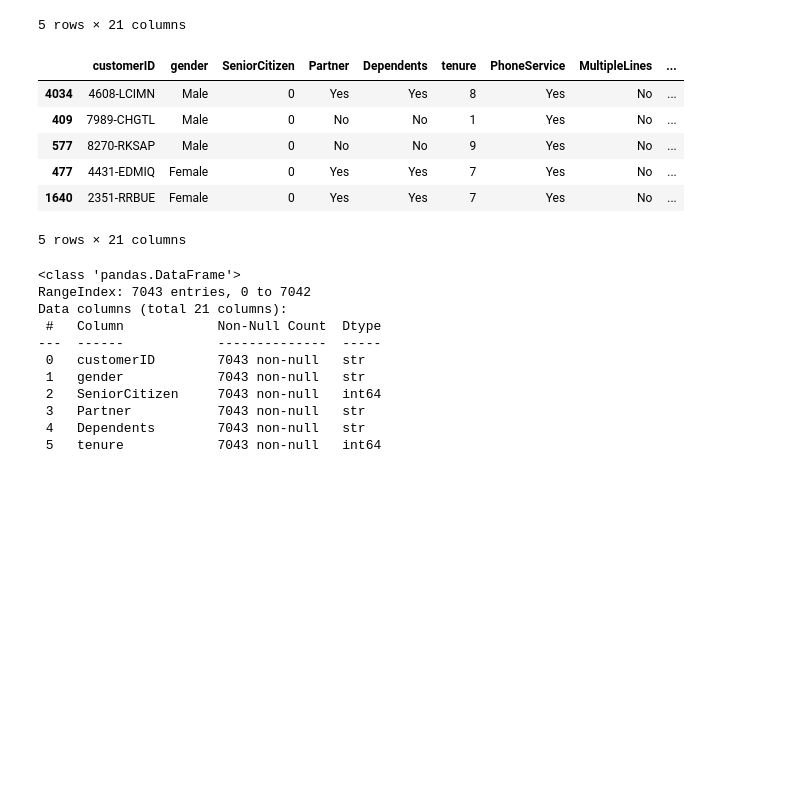
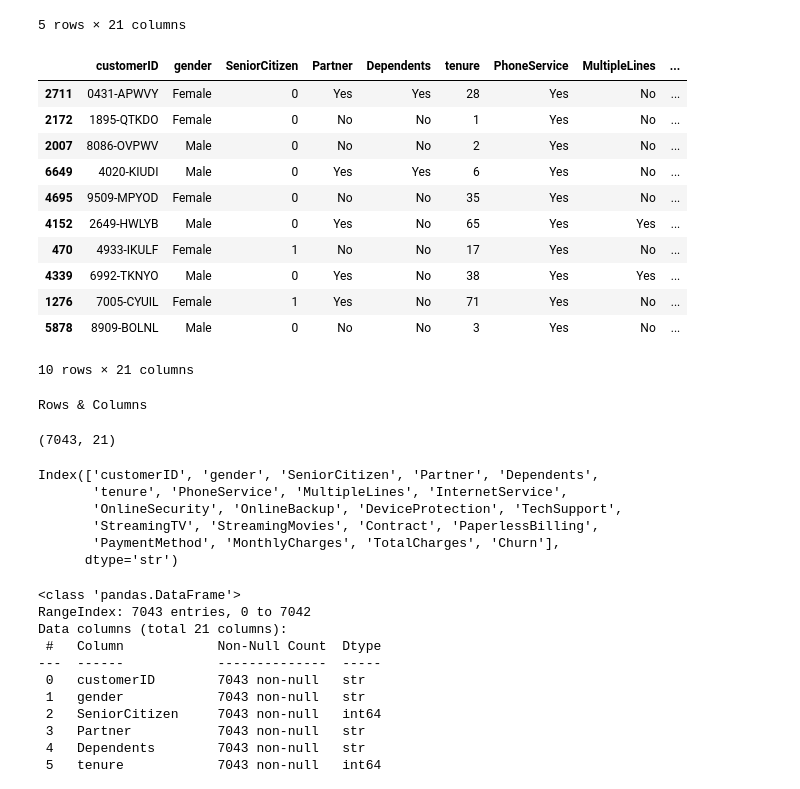
Before and after one commit to YoushaAhmed-02/Customer-Churn-Prediction-System, a Jupyter notebook: train.ipynb, the cells around one changed output. Drawn from its saved outputs; the diff is of its cells as text; code cells hidden in the pictures; blank space fills up the shorter version.

```diff
--- a/train.ipynb
+++ b/train.ipynb
@@ -30,15 +34,35 @@ df.tail()
 | 7042 | 3186-AJIEK | Male | 0 | No | No | 66 | Yes | No | ... |
 5 rows × 21 columns
 # %%
-df.sample(5)
+df.sample(10)
 # %% [output]
 |  | customerID | gender | SeniorCitizen | Partner | Dependents | tenure | PhoneService | MultipleLines | ... |
-| 4034 | 4608-LCIMN | Male | 0 | Yes | Yes | 8 | Yes | No | ... |
-| 409 | 7989-CHGTL | Male | 0 | No | No | 1 | Yes | No | ... |
-| 577 | 8270-RKSAP | Male | 0 | No | No | 9 | Yes | No | ... |
-| 477 | 4431-EDMIQ | Female | 0 | Yes | Yes | 7 | Yes | No | ... |
-| 1640 | 2351-RRBUE | Female | 0 | Yes | Yes | 7 | Yes | No | ... |
+| 2711 | 0431-APWVY | Female | 0 | Yes | Yes | 28 | Yes | No | ... |
+| 2172 | 1895-QTKDO | Female | 0 | No | No | 1 | Yes | No | ... |
+| 2007 | 8086-OVPWV | Male | 0 | No | No | 2 | Yes | No | ... |
+| 6649 | 4020-KIUDI | Male | 0 | Yes | Yes | 6 | Yes | No | ... |
+| 4695 | 9509-MPYOD | Female | 0 | No | No | 35 | Yes | No | ... |
+| 4152 | 2649-HWLYB | Male | 0 | Yes | No | 65 | Yes | Yes | ... |
+| 470 | 4933-IKULF | Female | 1 | No | No | 17 | Yes | No | ... |
+| 4339 | 6992-TKNYO | Male | 0 | Yes | No | 38 | Yes | Yes | ... |
+| 1276 | 7005-CYUIL | Female | 1 | Yes | No | 71 | Yes | No | ... |
+| 5878 | 8909-BOLNL | Male | 0 | No | No | 3 | Yes | No | ... |
-5 rows × 21 columns
+10 rows × 21 columns
+# %%
+print("Rows & Columns")
+df.shape
+# %% [output]
+Rows & Columns
+(7043, 21)
+# %%
+df.columns
+# %% [output]
+Index(['customerID', 'gender', 'SeniorCitizen', 'Partner', 'Dependents',
+       'tenure', 'PhoneService', 'MultipleLines', 'InternetService',
+       'OnlineSecurity', 'OnlineBackup', 'DeviceProtection', 'TechSupport',
+       'StreamingTV', 'StreamingMovies', 'Contract', 'PaperlessBilling',
+       'PaymentMethod', 'MonthlyCharges', 'TotalCharges', 'Churn'],
+      dtype='str')
 # %%
 df.info()
 # %% [output]
```
Also changed, not shown: parts of 27 cells of this notebook, 1 other file.
